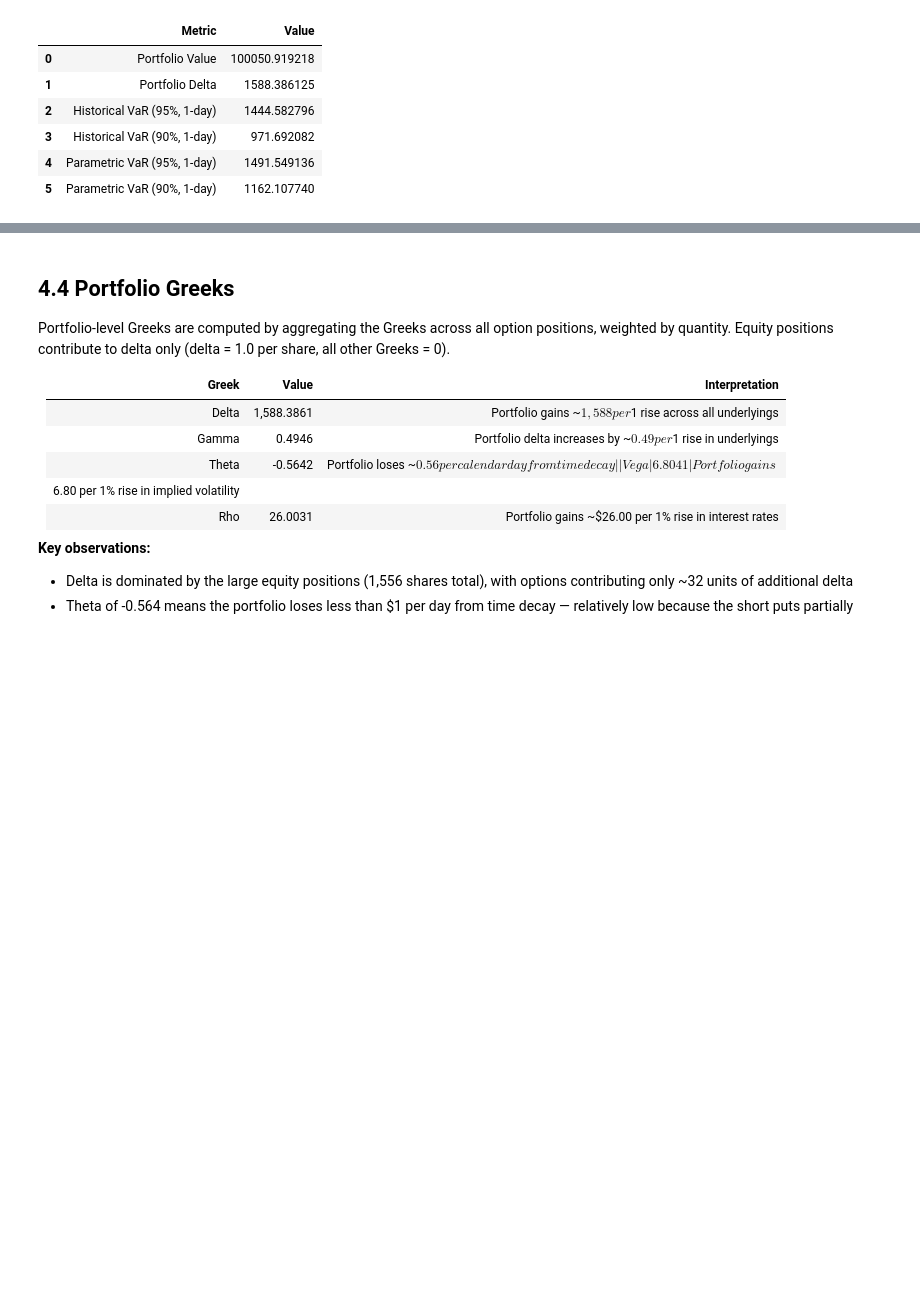
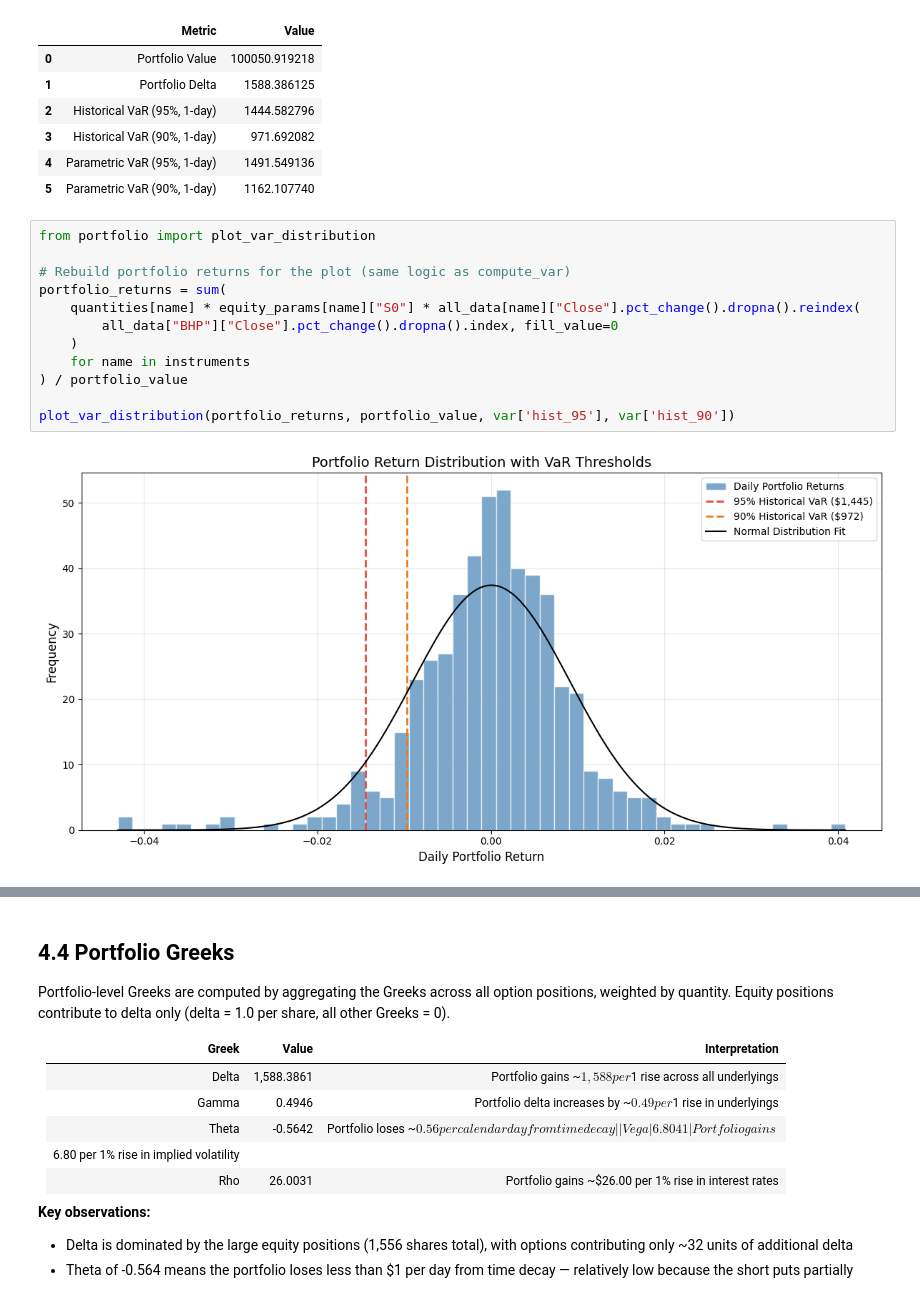
Before and after one commit to alicepini981-sudo/T4-Group-4-FINM3422-A3, a Jupyter notebook: notebooks/trading_desk_analysis.ipynb, the cells around one changed output, grey strips where cells are left out. Saved outputs shown, nothing was run; the diff lists cells and outputs as text; blank space fills up the shorter version.

```diff
--- a/notebooks/trading_desk_analysis.ipynb
+++ b/notebooks/trading_desk_analysis.ipynb
@@ -747,3 +768,17 @@ risk_summary
 | 3 | Historical VaR (90%, 1-day) | 971.692082 |
 | 4 | Parametric VaR (95%, 1-day) | 1491.549136 |
 | 5 | Parametric VaR (90%, 1-day) | 1162.107740 |
+# %%
+from portfolio import plot_var_distribution
+
+# Rebuild portfolio returns for the plot (same logic as compute_var)
+portfolio_returns = sum(
+    quantities[name] * equity_params[name]["S0"] * all_data[name]["Close"].pct_change().dropna().reindex(
+        all_data["BHP"]["Close"].pct_change().dropna().index, fill_value=0
+    )
+    for name in instruments
+) / portfolio_value
+
+plot_var_distribution(portfolio_returns, portfolio_value, var['hist_95'], var['hist_90'])
+# %% [output]
+[figure, added]
```
Also changed, not shown: parts of 6 cells of this notebook.
